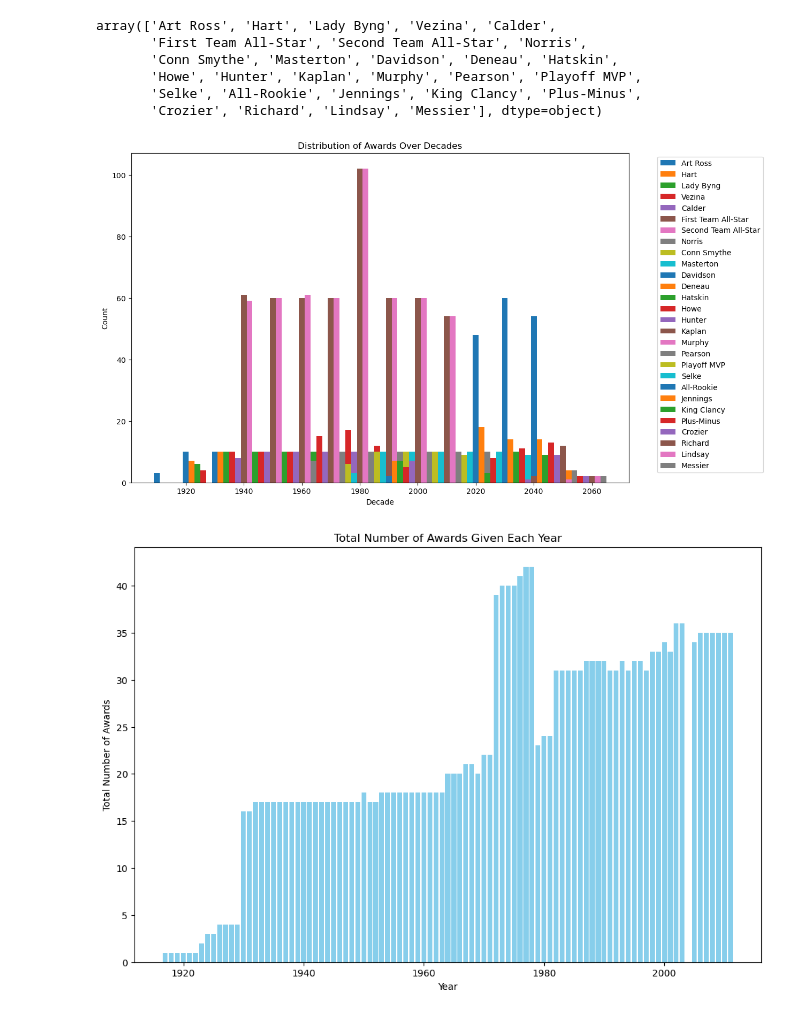
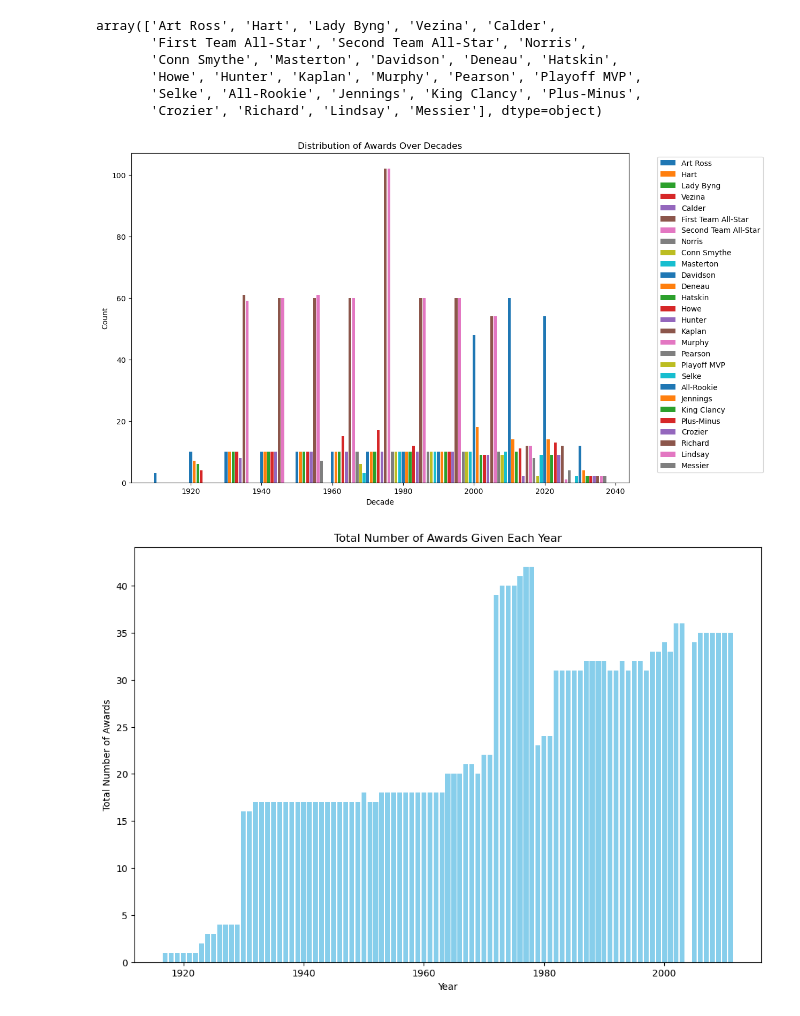
Before and after one commit to samwallach7/Project1-DELTS, a Jupyter notebook: awards&hof.ipynb, the cells around one changed output. Cells and saved outputs as stored; diff of their text form; code cells hidden in the pictures.

Commit message:
distribution of awards among players

```diff
--- a/awards&hof.ipynb
+++ b/awards&hof.ipynb
@@ -101,36 +101,35 @@ array(['Art Ross', 'Hart', 'Lady Byng', 'Vezina', 'Calder',
 
 # Set up the plot
 plt.figure(figsize=(12, 8))
 
 
 # Define the categories
 awards = ['Art Ross', 'Hart', 'Lady Byng', 'Vezina', 'Calder',
        'First Team All-Star', 'Second Team All-Star', 'Norris',
        'Conn Smythe', 'Masterton', 'Davidson', 'Deneau', 'Hatskin',
        'Howe', 'Hunter', 'Kaplan', 'Murphy', 'Pearson', 'Playoff MVP',
        'Selke', 'All-Rookie', 'Jennings', 'King Clancy', 'Plus-Minus',
        'Crozier', 'Richard', 'Lindsay', 'Messier']
 
 # Plot each category for each decade
 for i, award in enumerate(awards):
     award_data = grouped_data[grouped_data['award'] == award]
     plt.bar(
-        award_data['decade'] + i * bar_width,
+        award_data['decade'] + i,
         award_data['count'],
-        width=bar_width,
         label=award
     )
 # Add labels and title
 plt.xlabel('Decade')
 plt.ylabel('Count')
 plt.title('Distribution of Awards Over Decades')
 
 # Add legend
 plt.legend(bbox_to_anchor=(1.05, 1), loc='upper left')
 
 plt.show()
 # %% [output]
-[figure, old version]
+[figure, new version]
 # %%
 # Individual player awards
 
```
Also changed, not shown: parts of 2 cells of this notebook.
